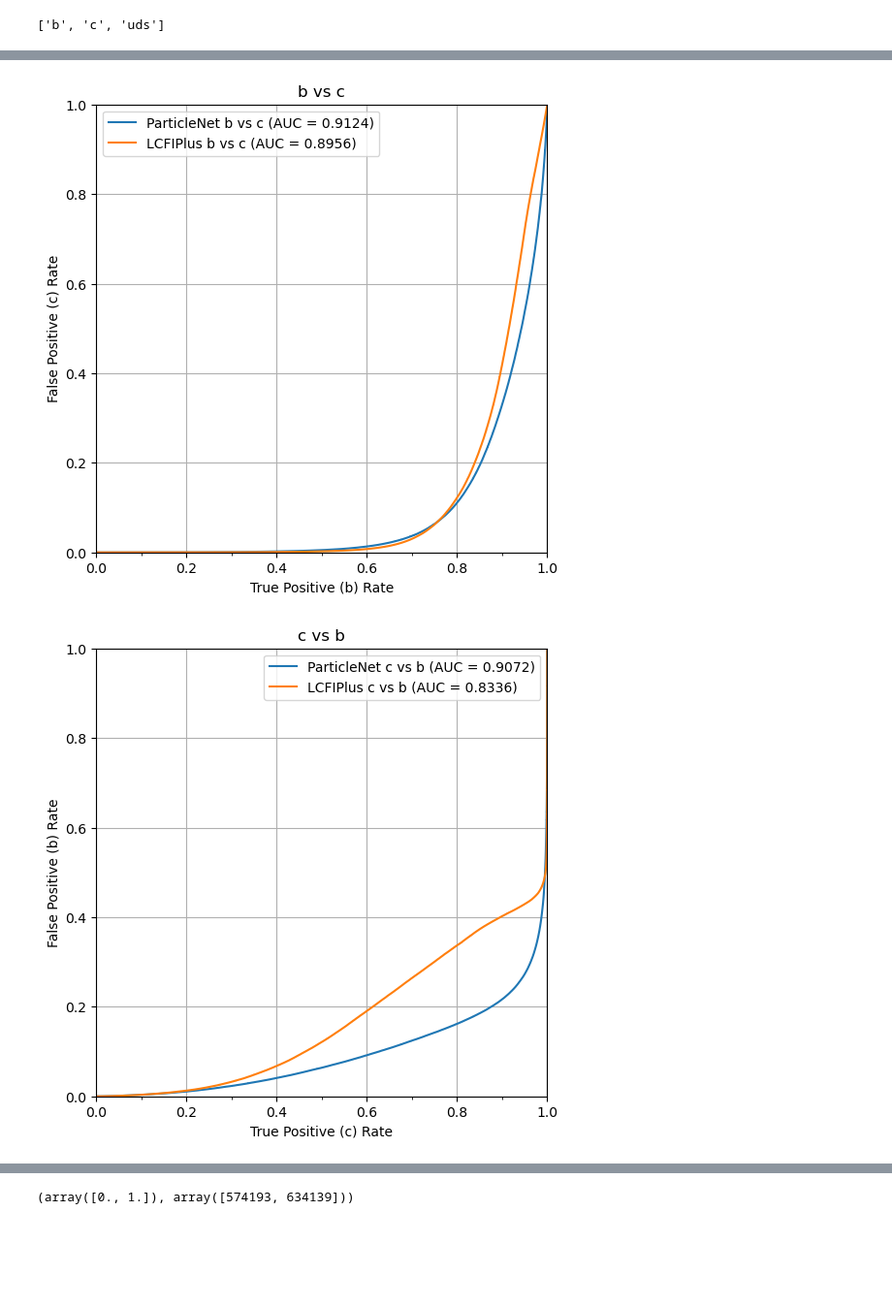
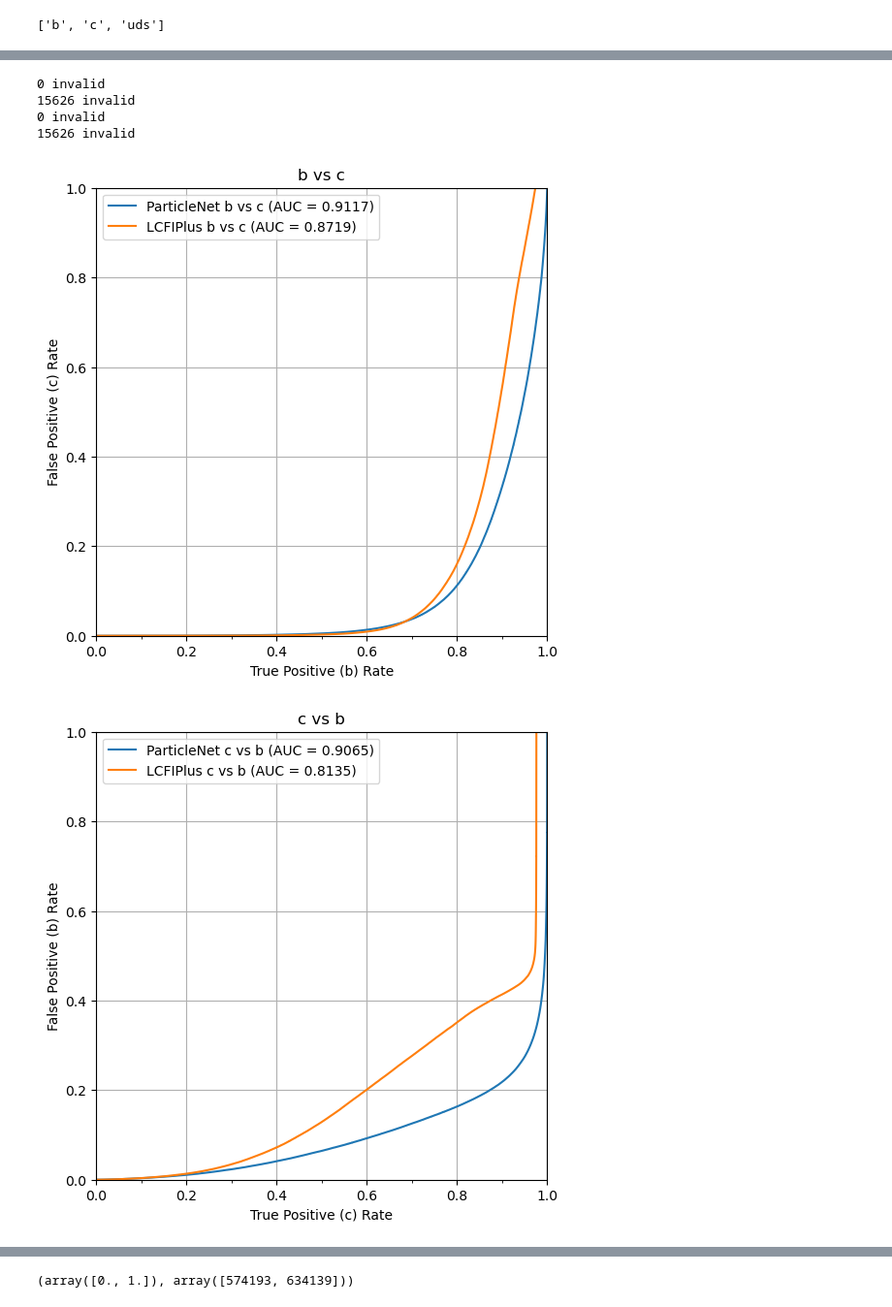
Before and after one commit to ILDAnaSoft/ZHH, a Jupyter notebook: other/FTag/3_testing/roc.ipynb, the cells around one changed output, grey strips where cells are left out. Shown at 97% size. Cells and saved outputs as stored; diff of their text form; code cells hidden in the pictures; blank space fills up the shorter version.

```diff
--- a/other/FTag/3_testing/roc.ipynb
+++ b/other/FTag/3_testing/roc.ipynb
@@ -123,16 +125,6 @@ def parse_file(path:str):
         tagsPNet[:, [0,1,2]] = tagsPNet_raw[:, [0,1,2]]
         tagsPNet[:, 2] += tagsPNet_raw[:, 3]
 
-        print('pre check', len(tagsPNet), tagsPNet.sum(), tagsLCFI.sum())
-
-        # sort out invalid predictions
-        # some rows in LCFIPlus are zero; TODO: Why?
-        mask_invalid = tagsLCFI.sum(axis=1) == 0
-
-        tagsPNet = tagsPNet[~mask_invalid]
-        tagsLCFI = tagsLCFI[~mask_invalid]
-
-        tot_length = len(tagsPNet)
         y_true = label_index * np.ones(tot_length)
 
         #predLCFI = np.argmax(tagsLCFI, axis=1)
@@ -145,7 +137,7 @@ pointer = 0
 
 tagsPNet = np.zeros((tot_length, len(tag_names)))
 tagsLCFI = np.zeros((tot_length, len(tag_names)))
-y_true = np.zeros(tot_length)
+y_true = np.zeros(tot_length, dtype='B')
 
 for file in jetTaggingComparisonFiles:
     chunk_length, chunk_y_true, chunk_tags_pnet, chunk_tags_lcfi = parse_file(file)
@@ -200,34 +174,45 @@ for sig_name, bkg_name in [
         (tagsLCFI, 'LCFIPlus')
     ]:
         y_true_subset = np.copy(y_true[mask])
         pred_sig = tags[mask, sig_index]
 
         mask_sig = y_true_subset == sig_index
         mask_bkg = y_true_subset == bkg_index
         y_true_subset[mask_sig] = 1
         y_true_subset[mask_bkg] = 0
 
+        # invalid predictions: assume signal, but predicted as background
+        mask_invalid = tags[mask].sum(axis=1) == 0
+        print(f'{(mask_invalid).sum()} invalid')
+
+        y_true_subset[mask_invalid] = 1
+        pred_sig[mask_invalid] = 0
+
         # calculate roc curve and plot
         fpr, tpr, threshold = metrics.roc_curve(y_true_subset, pred_sig)
         roc_auc = metrics.auc(fpr, tpr)
 
         rocs[f'{label}_{sig_name}_vs_{bkg_name}'] = roc_auc
 
         ax.plot(tpr, fpr, label=f'{label} {sig_name} vs {bkg_name} (AUC = {roc_auc:.4f})');
         ax.xaxis.set_minor_locator(ticker.FixedLocator(.1 + np.arange(5)*.2))
 
     ax.set_xlabel(f'True Positive ({sig_name}) Rate')
     ax.set_ylabel(f'False Positive ({bkg_name}) Rate')
     if True:
         ax.set_xlim(0, 1)
         ax.set_ylim(0, 1)
     else:
         ax.set_yscale('log')
     ax.set_title(f'{sig_name} vs {bkg_name}')
     ax.grid()
     ax.legend()
 # %% [output]
+0 invalid
+15626 invalid
+0 invalid
+15626 invalid
-[figure, old version]
+[figure, new version]
-[figure, old version]
+[figure, new version]
 # %%
 np.savez_compressed(f'/afs/desy.de/group/flc/pool/bliewert/MarlinWorkdirs/ZHH/other/FTag/3_testing/preds_marlin.npz',
```
Also changed, not shown: parts of 10 cells of this notebook, 29 other files.
